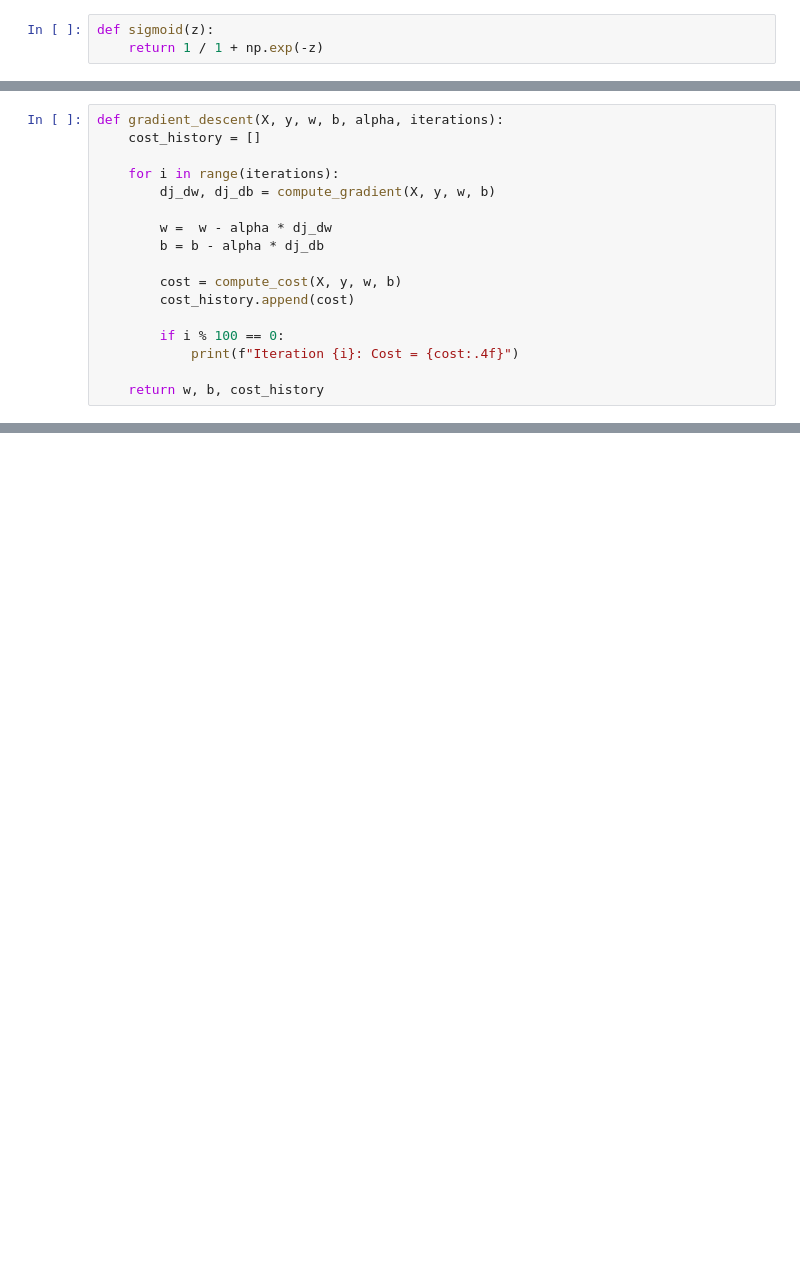
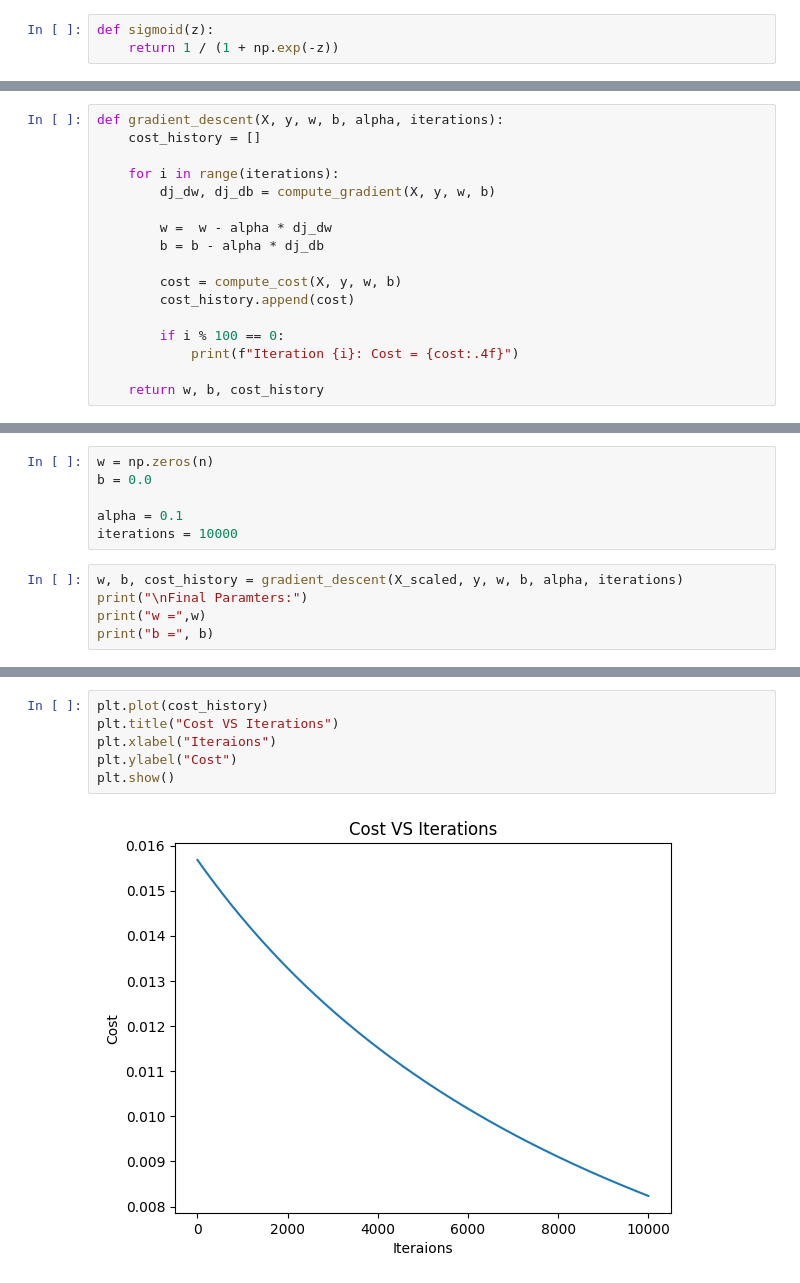
Before and after one commit to vividwhisp/machine-learning-from-scratch, a Jupyter notebook: logistic_regression.ipynb, the cells around one changed output, grey strips where cells are left out. Saved outputs shown, nothing was run; the diff lists cells and outputs as text; blank space fills up the shorter version.

```diff
--- a/logistic_regression.ipynb
+++ b/logistic_regression.ipynb
@@ -65,7 +65,7 @@ Scaled X:
  [ 1.55394308  1.52404799  1.82036411]]
 # %%
 def sigmoid(z):
-    return 1 / 1 + np.exp(-z)
+    return 1 / (1 + np.exp(-z))
 # %%
 def predict_probability(x, w, b):
     z = np.dot(w, x) + b
@@ -123,0 +139,11 @@ def gradient_descent(X, y, w, b, alpha, iterations):
+# %%
+w = np.zeros(n)
+b = 0.0
+
+alpha = 0.1
+iterations = 10000
+# %%
+w, b, cost_history = gradient_descent(X_scaled, y, w, b, alpha, iterations)
+print("\nFinal Paramters:")
+print("w =",w)
+print("b =", b)
@@ -123,0 +168,8 @@ def gradient_descent(X, y, w, b, alpha, iterations):
+# %%
+plt.plot(cost_history)
+plt.title("Cost VS Iterations")
+plt.xlabel("Iteraions")
+plt.ylabel("Cost")
+plt.show()
+# %% [output]
+[figure, added]
```
Also changed, not shown: parts of 5 cells of this notebook.
